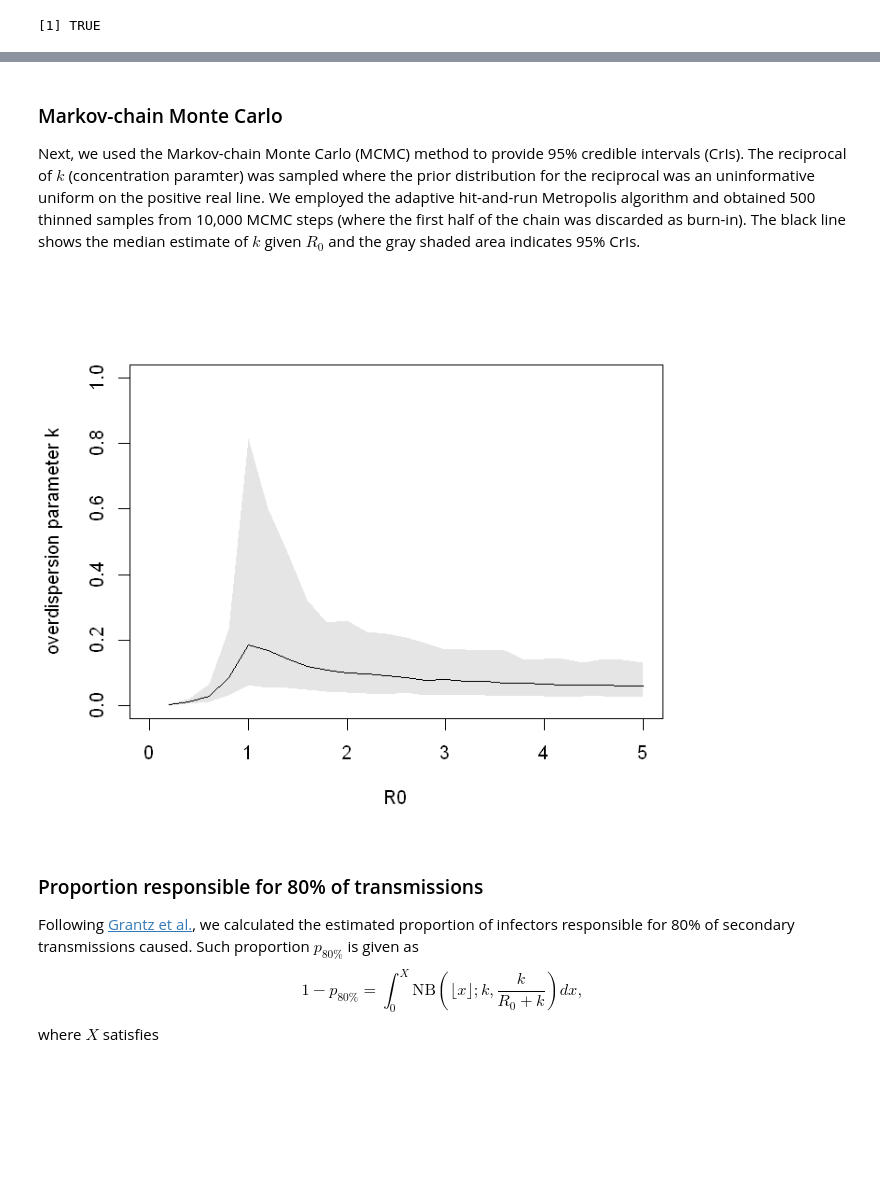
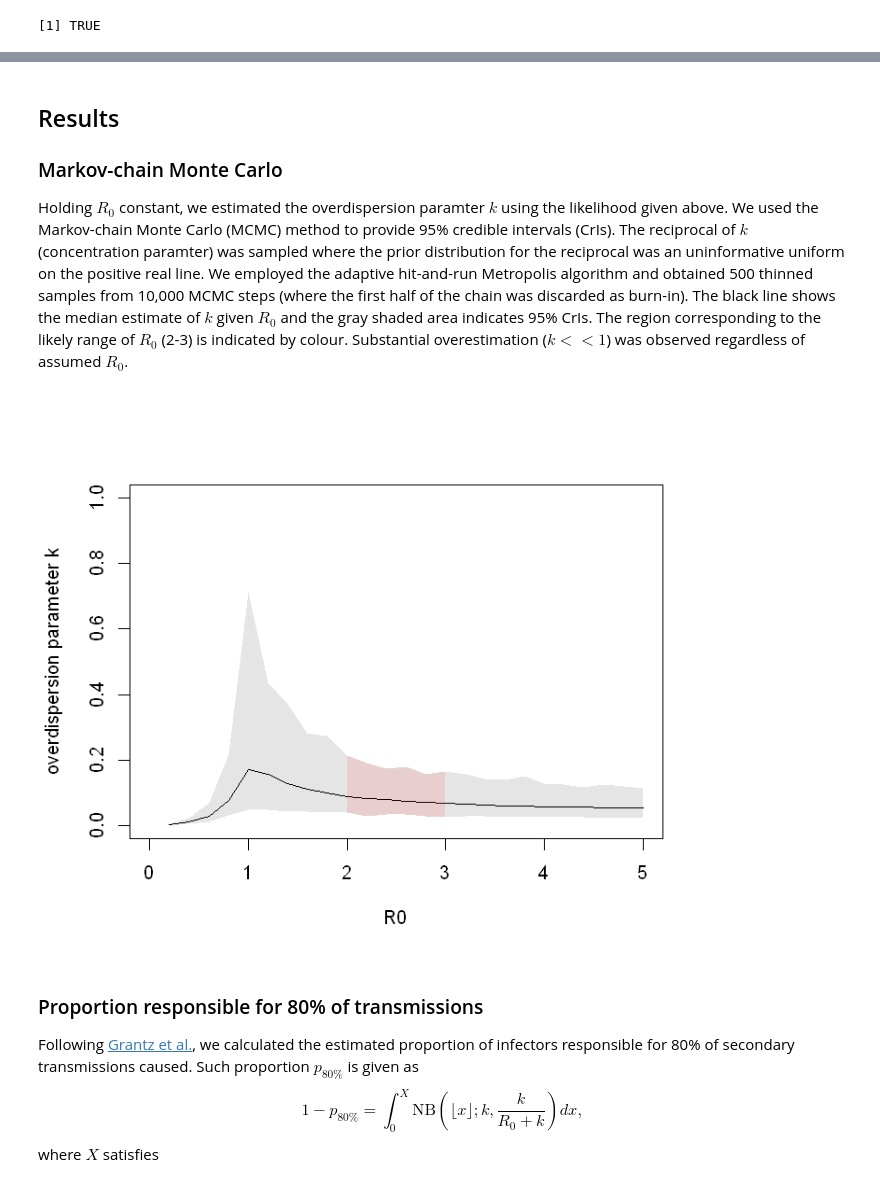
Before and after one commit to akira-endo/COVID19_clustersize, a Jupyter notebook: src/COVID19_clustersize.ipynb, the cells around one changed output, grey strips where cells are left out. Drawn from its saved outputs; the diff is of its cells as text; code cells hidden in the pictures; blank space fills up the shorter version.

Commit message:
updated text + excluded Egypt and Iran data

```diff
--- a/src/COVID19_clustersize.ipynb
+++ b/src/COVID19_clustersize.ipynb
@@ -48,16 +46,6 @@ WHO_data[,"ImportedChina"]=WHO_data[,"ImportedChina"]+WHO_data[,"ImportedOthers"
 WHO_data=WHO_data[,-4]
 colnames(WHO_data)[3]="Imported"
 rownames(WHO_data)=WHO_data[,1]
-
-# modify of numbers
-modifydata<-function(country,from,to,howmany){
-    WHO_data[country,from]=WHO_data[country,from]-howmany
-    WHO_data[country,to]=WHO_data[country,to]+howmany
-    return(WHO_data)
-}
-# Isolated local case in Egypt and Iran
-WHO_data=modifydata("Egypt","Local","Imported",1)
-WHO_data=modifydata("Iran","Local","Imported",1)
 
 # Daily confirmed cases (by date of confirmation)
 # Source (accessed 18/2/2020): https://docs.google.com/spreadsheets/d/1Z7VQ5xlf3BaTx_LBBblsW4hLoGYWnZyog3jqsS9Dbgc
@@ -92,6 +80,7 @@ latestdates_WHO=latestdates[rownames(WHO_data),2]
 ongoingbranches_WHO=ongoingbranches[rownames(WHO_data)]
 WHO_data=cbind(WHO_data,latestdate=latestdates_WHO,ongoingbranches=ongoingbranches_WHO)
 WHO_data[,-1]
+WHO_data=WHO_data[!rownames(WHO_data) %in% c("Egypt","Iran"),] # exclude Egypt and Iran, where imported cases are reported to be zero
 # %% [output]
 A data.frame: 46 × 7
 |  | Total | Imported | Local | Unknown | Death | latestdate | ongoingbranches |
@@ -181,6 +155,7 @@ plot(x=R0s,y=k_est[1,],ylim=c(0,0.5),type="o",pch=19,xlab="reproduction number",
 # %% [markdown]
+## Results
 ### Markov-chain Monte Carlo
-Next, we used the Markov-chain Monte Carlo (MCMC) method to provide 95% credible intervals (CrIs). The reciprocal of $k$ (concentration paramter) was sampled where the prior distribution for the reciprocal was an uninformative uniform on the positive real line. We employed the adaptive hit-and-run Metropolis algorithm and obtained 500 thinned samples from 10,000 MCMC steps (where the first half of the chain was discarded as burn-in). The black line shows the median estimate of $k$ given $R_0$ and the gray shaded area indicates 95% CrIs.
+Holding $R_0$ constant, we estimated the overdispersion paramter $k$ using the likelihood given above. We used the Markov-chain Monte Carlo (MCMC) method to provide 95% credible intervals (CrIs). The reciprocal of $k$ (concentration paramter) was sampled where the prior distribution for the reciprocal was an uninformative uniform on the positive real line. We employed the adaptive hit-and-run Metropolis algorithm and obtained 500 thinned samples from 10,000 MCMC steps (where the first half of the chain was discarded as burn-in). The black line shows the median estimate of $k$ given $R_0$ and the gray shaded area indicates 95% CrIs. The region corresponding to the likely range of $R_0$ (2-3) is indicated by colour. Substantial overestimation ($k<<1$) was observed regardless of assumed $R_0$.
 # %%
 # MCMC
 library(LaplacesDemon)
@@ -201,11 +176,12 @@ ll_mcmc=sapply(mcmcfits,function(x){-x$Deviance[(niter%/%20):(niter%/%10)]/2})
 # %%
 # Plot
 med=apply(k_mcmc,2,median)
 cri=apply(k_mcmc,2,function(x){quantile(x,c(0.025,0.975))})
 plot(x=R0s,y=med,xlim=c(0,5),ylim=c(0,1),type="l",xlab="R0",ylab="overdispersion parameter k")
 polygon(x=c(R0s,rev(R0s)),y=c(cri[1,],rev(cri[2,])),lty=0,col=rgb(0,0,0,0.1))
+polygon(x=c(seq(2,3,length.out=6),seq(3,2,length.out=6)),y=c(cri[1,10:15],cri[2,15:10]),lty=0,col=rgb(1,0,0,0.1))
 # %% [output]
-[figure, old version]
+[figure, new version]
 # %% [markdown]
 ### Proportion responsible for 80% of transmissions
 Following [Grantz et al.](https://hopkinsidd.github.io/nCoV-Sandbox/DispersionExploration.html), we calculated the estimated proportion of infectors responsible for 80% of secondary transmissions caused. Such proportion $p_{80\%}$ is given as
```
Also changed, not shown: parts of 9 cells of this notebook, 1 other file.
